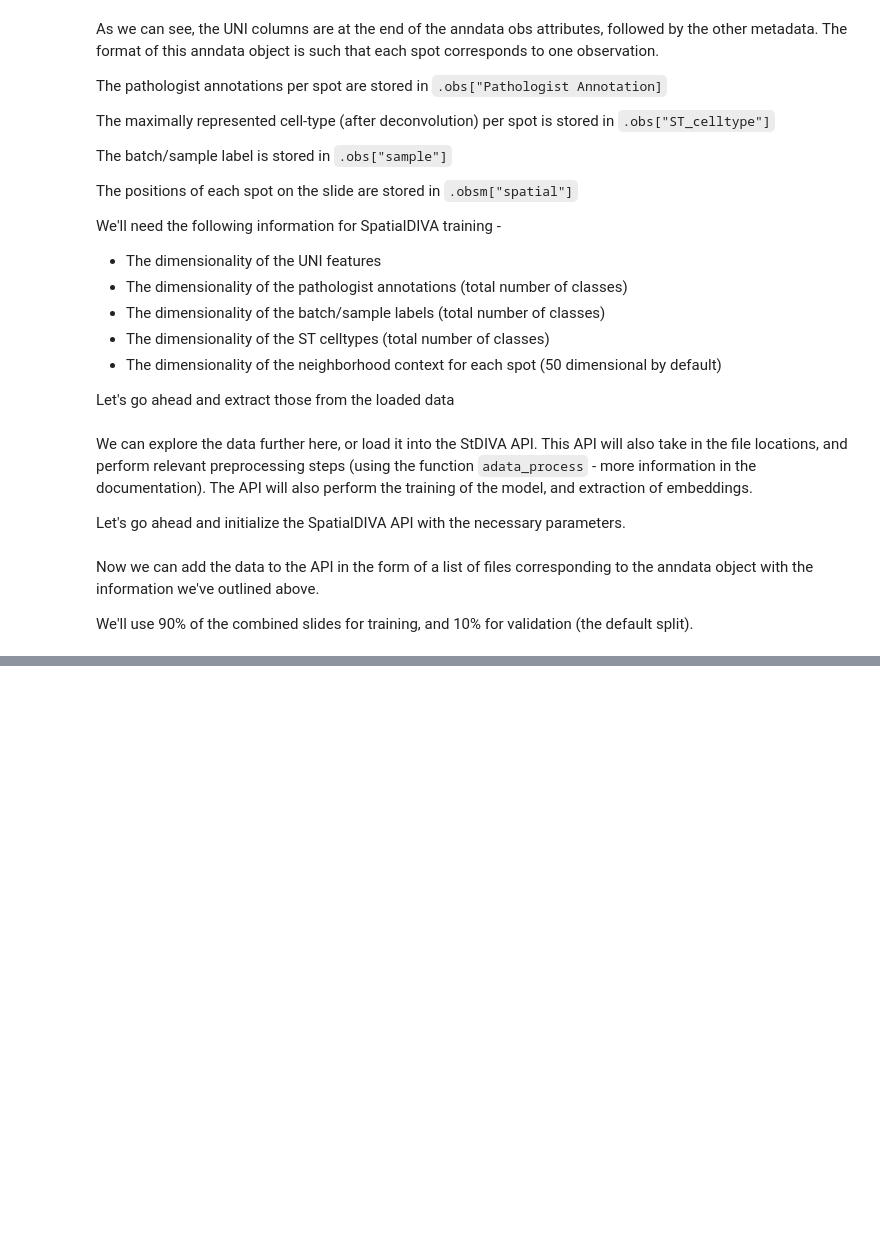
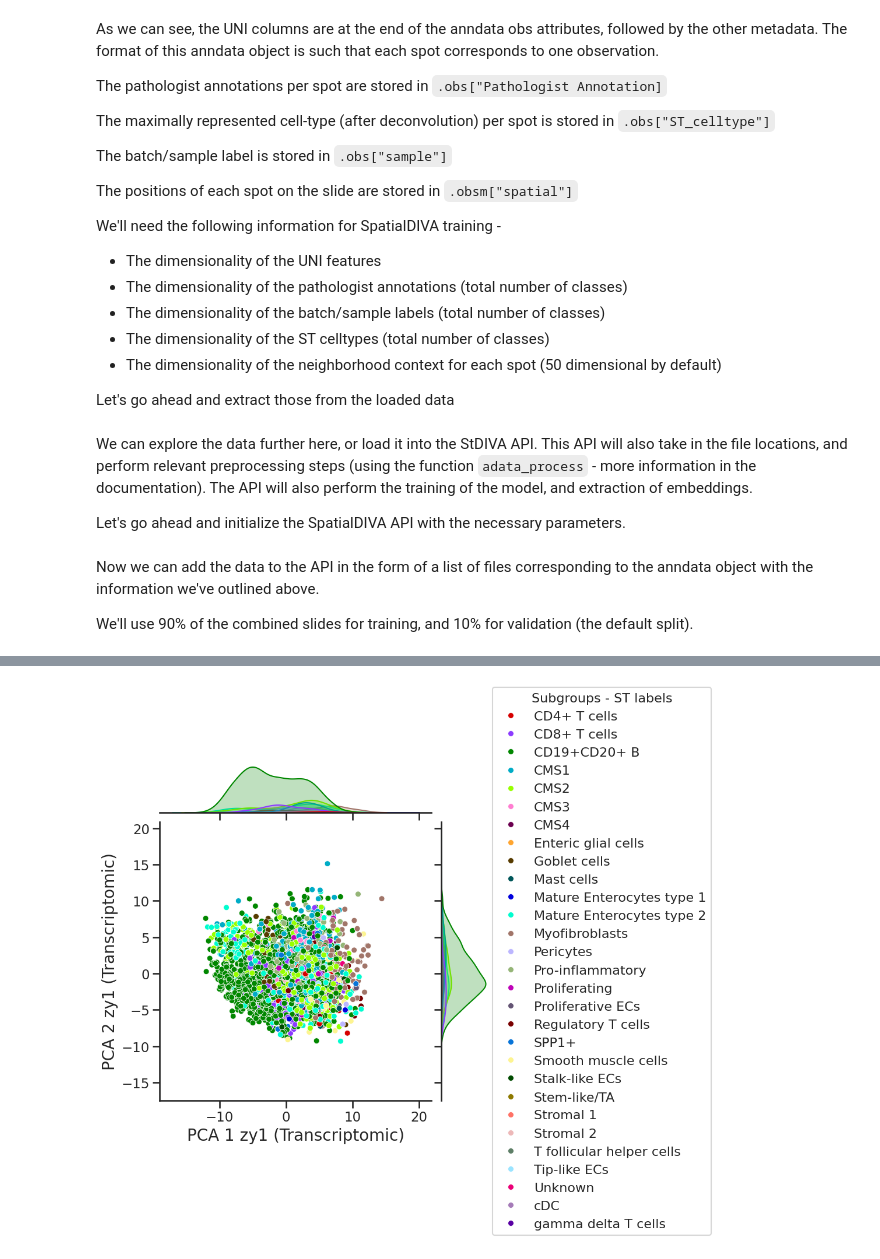
Before and after one commit to hsmaan/SpatialDIVA, a Jupyter notebook: spatialdiva/tutorials/01_colorectal_cancer_spdiva_analysis.ipynb, the cells around one changed output, grey strips where cells are left out. Cells and saved outputs as stored; diff of their text form; code cells hidden in the pictures; blank space fills up the shorter version.

```diff
--- a/spatialdiva/tutorials/01_colorectal_cancer_spdiva_analysis.ipynb
+++ b/spatialdiva/tutorials/01_colorectal_cancer_spdiva_analysis.ipynb
@@ -141,0 +163,2 @@ AttributeError: 'StDIVA' object has no attribute 'shape'
+# %%
+y1_labels, y2_labels, y3_labels, d_labels = stdiva.get_labels(type = "full")
@@ -141,0 +167,18 @@ AttributeError: 'StDIVA' object has no attribute 'shape'
+# %%
+embedding_df = pd.DataFrame({
+    "zd_1": zd_reduced[:, 0],
+    "zd_2": zd_reduced[:, 1],
+    "zy1_1": zy1_reduced[:, 0],
+    "zy1_2": zy1_reduced[:, 1],
+    "zy2_1": zy2_reduced[:, 0],
+    "zy2_2": zy2_reduced[:, 1],
+    "zy3_1": zy3_reduced[:, 0],
+    "zy3_2": zy3_reduced[:, 1],
+    "zx_1": zx_reduced[:, 0],
+    "zx_2": zx_reduced[:, 1],
+    "y1": y1_labels,
+    "y2_1": y2_labels[:, 0],
+    "y2_2": y2_labels[:, 1],
+    "y3": y3_labels,
+    "d": d_labels
+})
@@ -141,0 +200,31 @@ AttributeError: 'StDIVA' object has no attribute 'shape'
+# %%
+palette = sns.color_palette(cc.glasbey, n_colors=y1_dim)
+
+sns.set_context("talk")
+sns.set_style("ticks")
+
+g = sns.jointplot(
+    data=embedding_df,
+    x="zy1_1",
+    y="zy1_2",
+    hue="y1",
+    kind="scatter",
+    height=7,
+    palette=palette,
+    s=50
+)
+
+g.ax_joint.set_xlabel("PCA 1 zy1 (Transcriptomic)", fontsize=20)
+g.ax_joint.set_ylabel("PCA 2 zy1 (Transcriptomic)", fontsize=20)
+
+legend = g.ax_joint.legend(
+    title='Subgroups - ST labels',
+    loc='center left',
+    bbox_to_anchor=(1.2, 0.5),
+    ncol=1,
+    frameon=True,
+    fontsize=16,
+    title_fontsize=16,
+)
+# %% [output]
+[figure, added]
```
Also changed, not shown: parts of 18 cells of this notebook, 1 other file.
